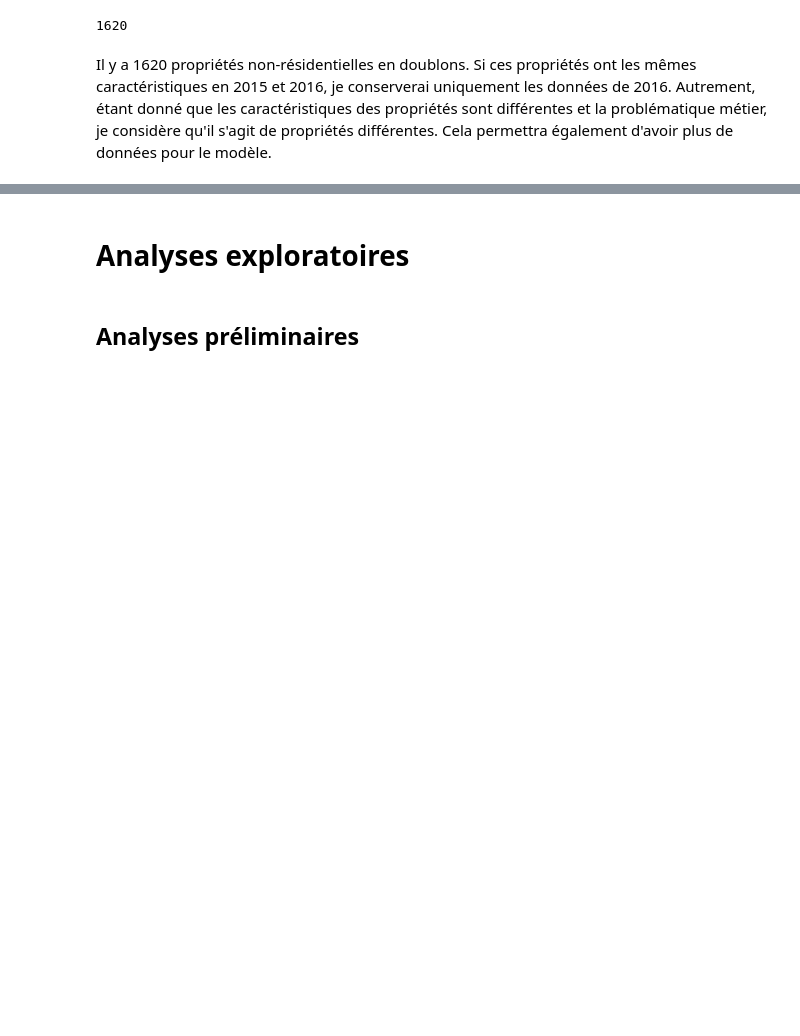
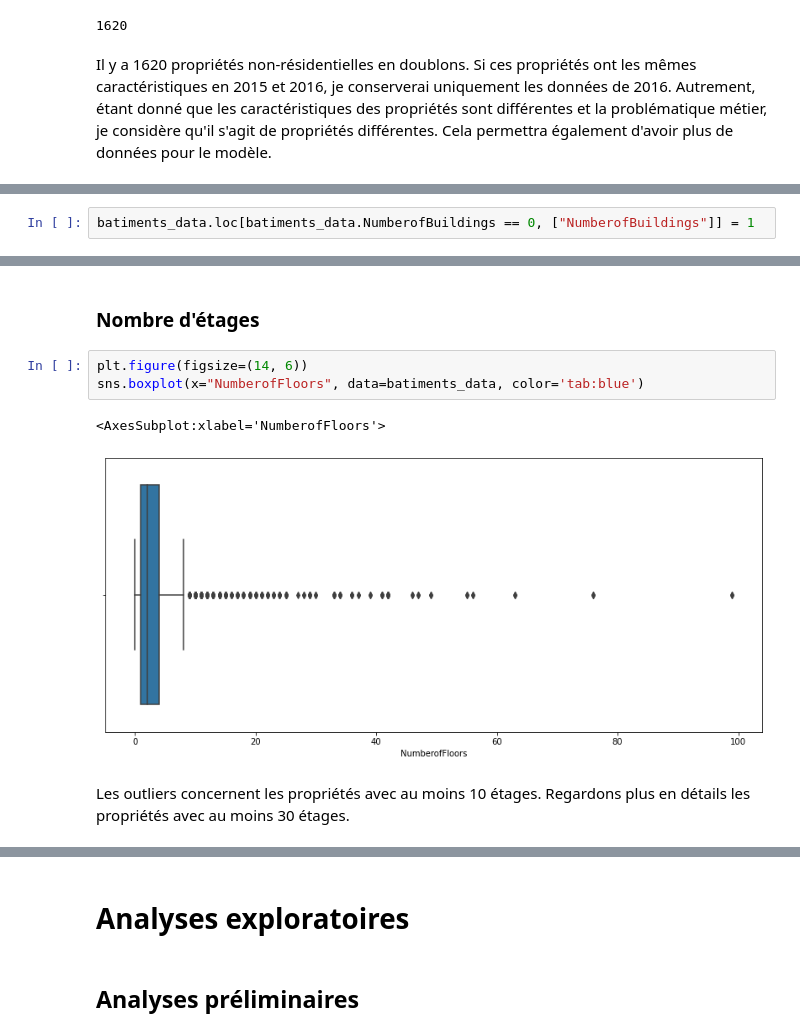
Before and after one commit to sebastienbourgeois/oc-p4-anticiper-besoin-consommation-batiments, a Jupyter notebook: Pelec_01_notebook.ipynb, the cells around one changed output, grey strips where cells are left out. Cells and saved outputs as stored; diff of their text form; blank space fills up the shorter version.

```diff
--- a/Pelec_01_notebook.ipynb
+++ b/Pelec_01_notebook.ipynb
@@ -716,0 +932,2 @@ batiments_data[batiments_data.OSEBuildingID.isin(liste_ID_proprietes_doublons)].
+# %%
+batiments_data.loc[batiments_data.NumberofBuildings == 0, ["NumberofBuildings"]] = 1
@@ -716,0 +974,10 @@ batiments_data[batiments_data.OSEBuildingID.isin(liste_ID_proprietes_doublons)].
+# %% [markdown]
+### Nombre d'étages
+# %%
+plt.figure(figsize=(14, 6))
+sns.boxplot(x="NumberofFloors", data=batiments_data, color='tab:blue')
+# %% [output]
+<AxesSubplot:xlabel='NumberofFloors'>
+[figure, added]
+# %% [markdown]
+Les outliers concernent les propriétés avec au moins 10 étages. Regardons plus en détails les propriétés avec au moins 30 étages.
```
Also changed, not shown: parts of 66 cells of this notebook.
